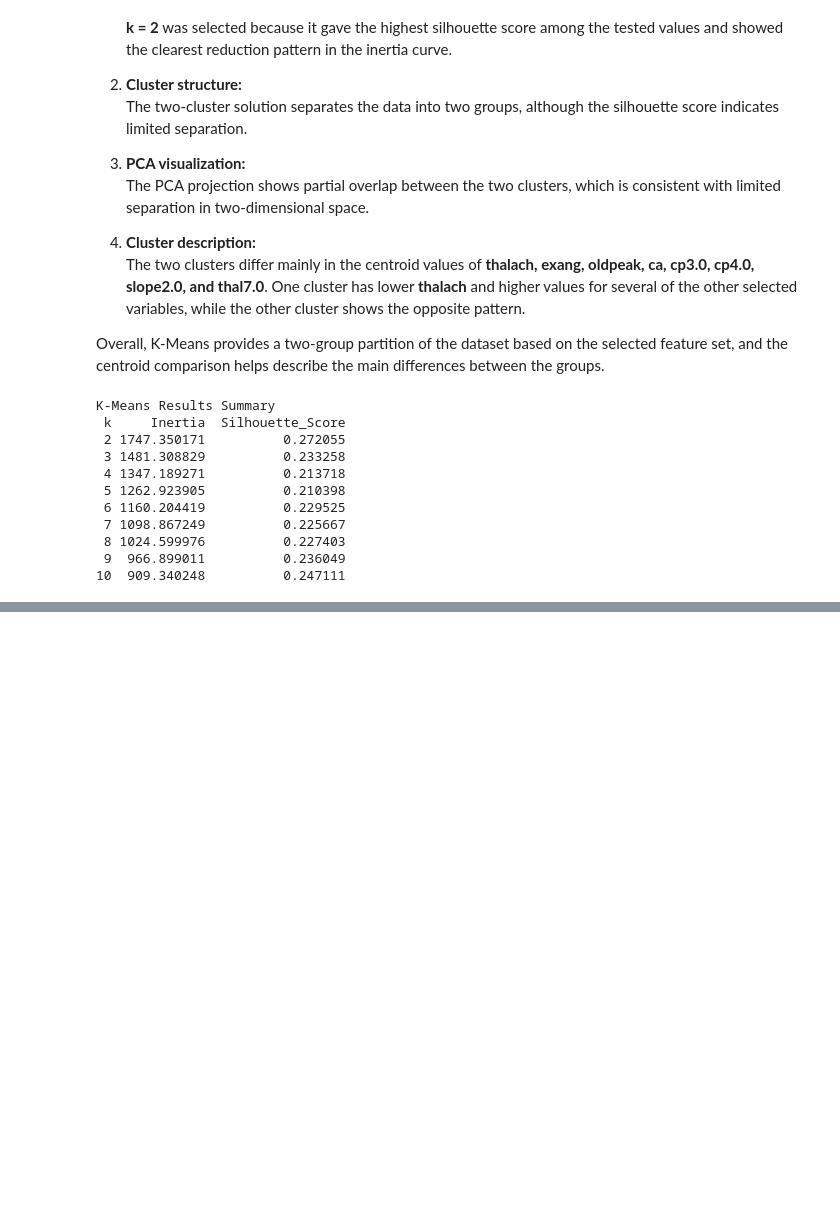
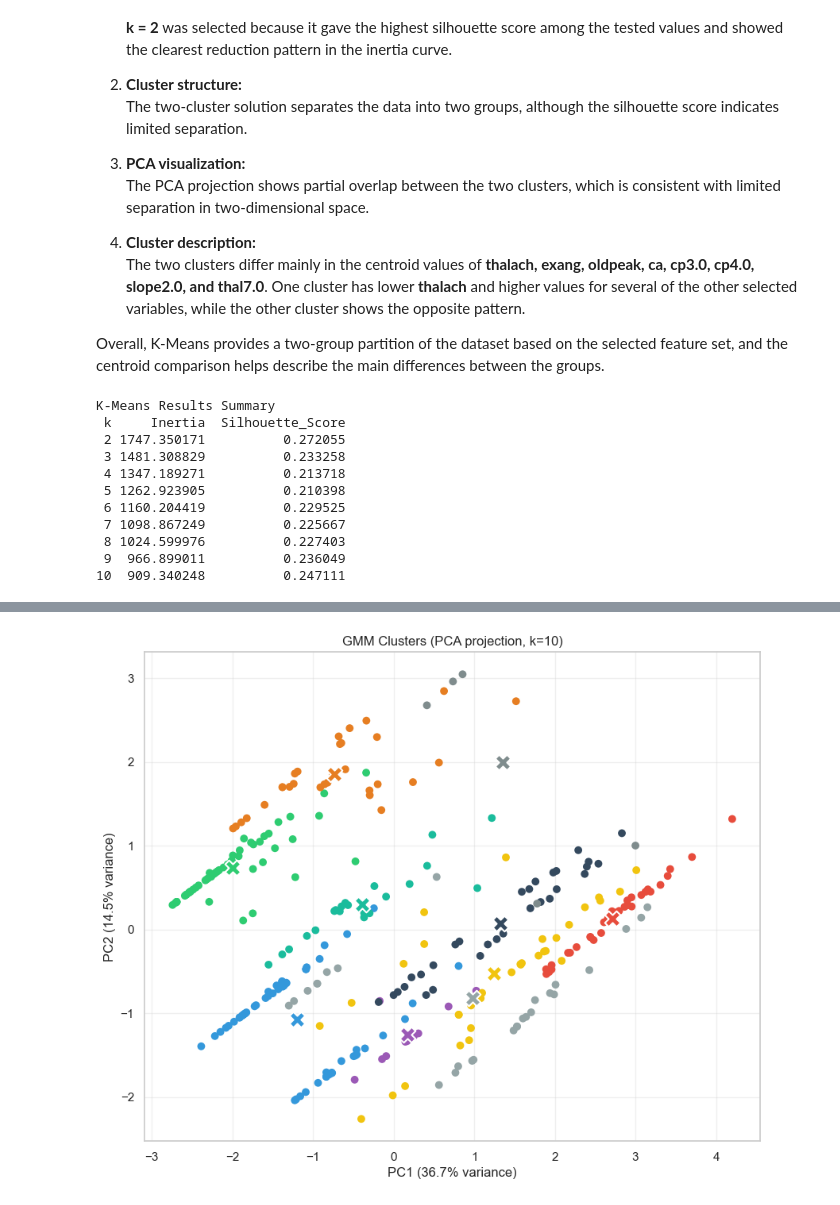
Before and after one commit to harasarahh/machine-learning-projects, a Jupyter notebook: ML_assignment1.ipynb, the cells around one changed output, grey strips where cells are left out. Cells and saved outputs as stored; diff of their text form; code cells hidden in the pictures; blank space fills up the shorter version.

```diff
--- a/ML_assignment1.ipynb
+++ b/ML_assignment1.ipynb
@@ -916,0 +986,68 @@ K-Means Results Summary
+# %%
+import numpy as np
+import matplotlib.pyplot as plt
+from sklearn.mixture import GaussianMixture
+from sklearn.decomposition import PCA
+
+# Fit GMM with the optimal k
+best_k = best_k_bic  # or best_k_aic
+gmm = GaussianMixture(n_components=best_k, n_init=10, random_state=42)
+gmm.fit(X_final_scaled)
+
+# Probabilities of belonging to each cluster
+probs = gmm.predict_proba(X_final_scaled)  # shape (n_samples, n_clusters)
+
+# PCA to 2D for visualization
+pca = PCA(n_components=2)
+X_pca = pca.fit_transform(X_final_scaled)
+
+# Base colors for each cluster (RGB normalized)
+base_colors = np.array([
+    [52, 152, 219],   # blue
+    [231, 76, 60],    # red
+    [46, 204, 113],   # green
+    [241, 196, 15],   # yellow
+    [155, 89, 182],   # purple
+    [230, 126, 34],   # orange
+    [26, 188, 156],   # turquoise
+    [127, 140, 141],  # gray
+    [52, 73, 94],     # dark blue
+    [149, 165, 166]   # light gray
+]) / 255  # normalize to 0-1
+
+# Weight colors by cluster probabilities
+colors_rgb = probs @ base_colors[:best_k]
+
+# Ensure dtype is float32 for matplotlib
+colors_rgb = colors_rgb.astype(float)
+
+# Plot
+plt.figure(figsize=(10, 8))
+plt.scatter(
+    X_pca[:, 0],
+    X_pca[:, 1],
+    color=colors_rgb,
+    s=50,
+    edgecolors='none'  # remove white edges to see gradient
+)
+
+# Optional: plot cluster means
+centers_pca = pca.transform(gmm.means_)
+
+# Plot each cluster center with its base color
+for i, center in enumerate(centers_pca):
+    plt.scatter(center[0], center[1],
+                c=[base_colors[i]],  # use the cluster color
+                marker='X',
+                s=200,
+                edgecolors='white',
+                linewidth=1.5,
+                label=f'Cluster {i} Center')
+
+plt.xlabel(f"PC1 ({pca.explained_variance_ratio_[0]*100:.1f}% variance)")
+plt.ylabel(f"PC2 ({pca.explained_variance_ratio_[1]*100:.1f}% variance)")
+plt.title(f"GMM Clusters (PCA projection, k={best_k})")
+plt.grid(True, alpha=0.3)
+plt.show()
+# %% [output]
+[figure, added]
```
Also changed, not shown: parts of 9 cells of this notebook.
